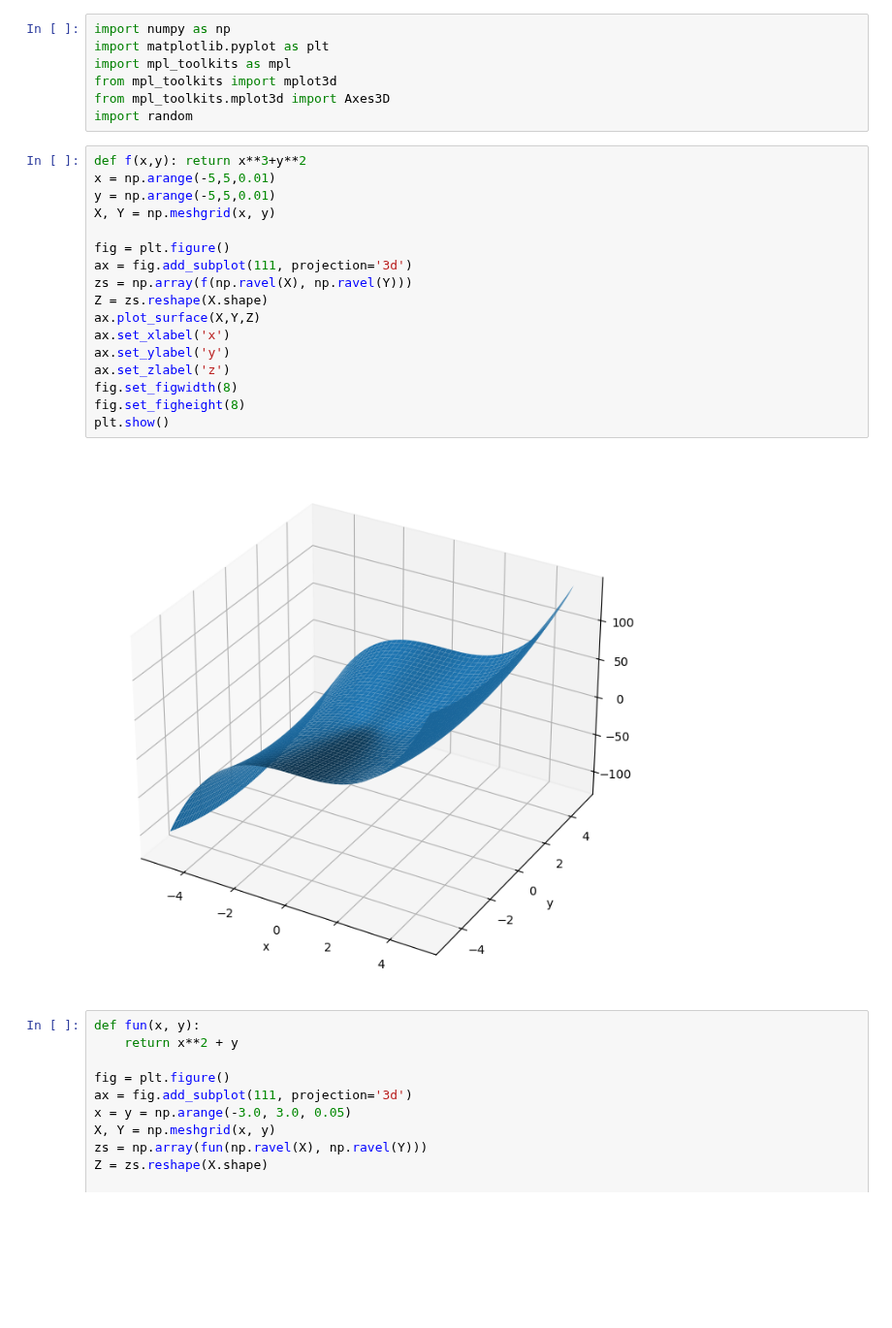
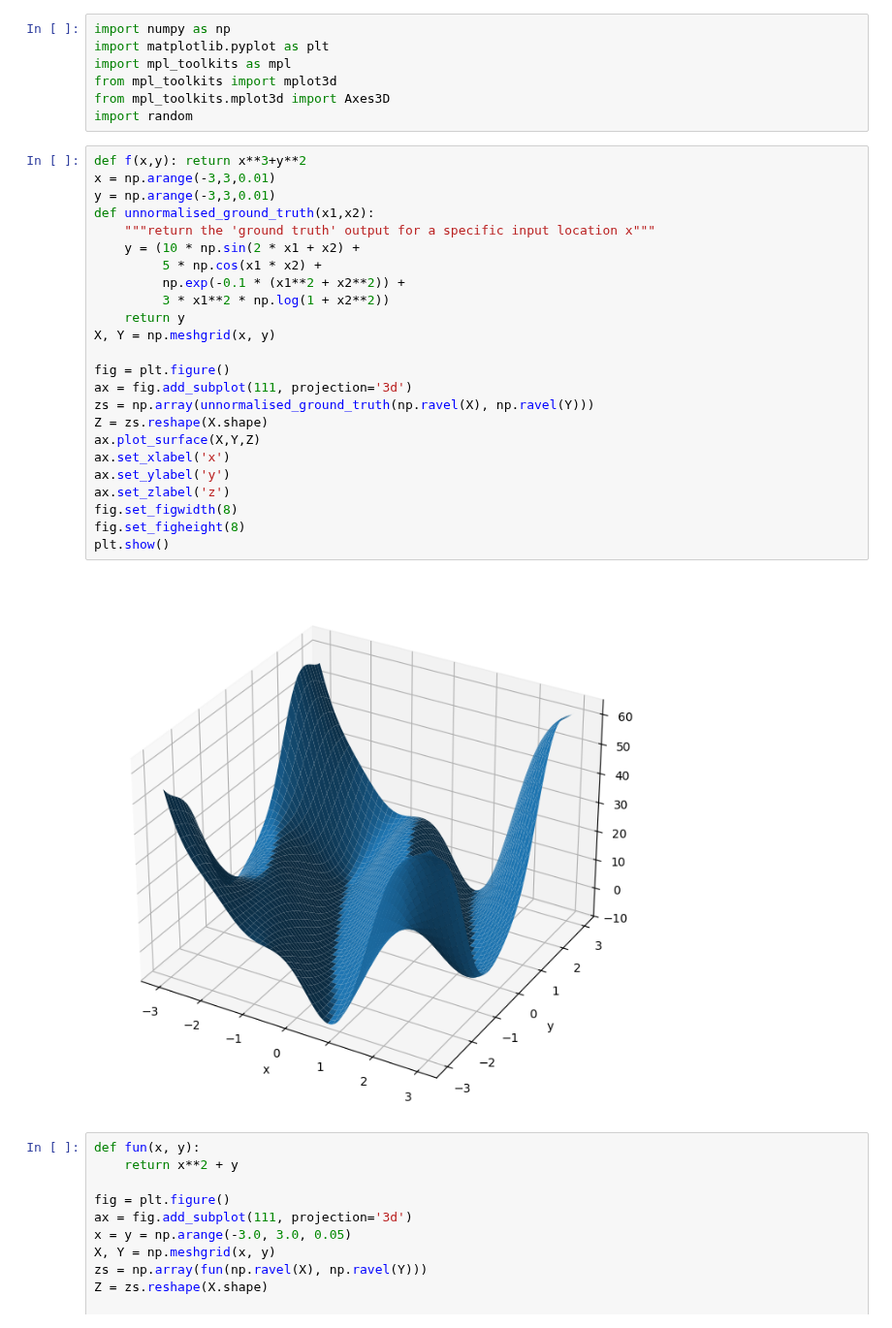
Before and after one commit to Marco-Gal/Bayesian-Neural-Network-Project, a Jupyter notebook: Function Plotting/Functions.ipynb, the cells around one changed output. Shown at 97% size. Saved outputs shown, nothing was run; the diff lists cells and outputs as text; blank space fills up the shorter version.

```diff
--- a/Function Plotting/Functions.ipynb
+++ b/Function Plotting/Functions.ipynb
@@ -7,23 +7,30 @@ from mpl_toolkits.mplot3d import Axes3D
 import random
 # %%
 def f(x,y): return x**3+y**2
-x = np.arange(-5,5,0.01)
-y = np.arange(-5,5,0.01)
+x = np.arange(-3,3,0.01)
+y = np.arange(-3,3,0.01)
+def unnormalised_ground_truth(x1,x2):
+    """return the 'ground truth' output for a specific input location x"""
+    y = (10 * np.sin(2 * x1 + x2) +
+         5 * np.cos(x1 * x2) +
+         np.exp(-0.1 * (x1**2 + x2**2)) +
+         3 * x1**2 * np.log(1 + x2**2))
+    return y
 X, Y = np.meshgrid(x, y)
 
 fig = plt.figure()
 ax = fig.add_subplot(111, projection='3d')
-zs = np.array(f(np.ravel(X), np.ravel(Y)))
+zs = np.array(unnormalised_ground_truth(np.ravel(X), np.ravel(Y)))
 Z = zs.reshape(X.shape)
 ax.plot_surface(X,Y,Z)
 ax.set_xlabel('x')
 ax.set_ylabel('y')
 ax.set_zlabel('z')
 fig.set_figwidth(8)
 fig.set_figheight(8)
 plt.show()
 # %% [output]
-[figure, old version]
+[figure, new version]
 # %%
 def fun(x, y):
     return x**2 + y
```
Also changed, not shown: 4 other files.
